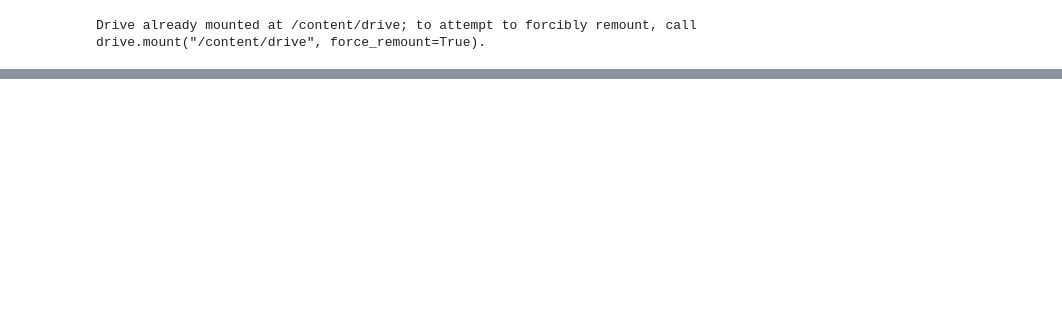
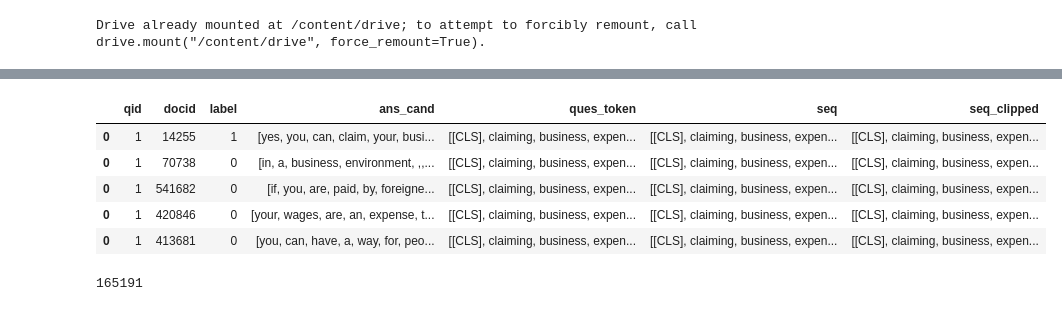
Before and after one commit to yuanbit/FinBERT-QA, a Jupyter notebook: bertQA.ipynb, the cells around one changed output, grey strips where cells are left out. Drawn from its saved outputs; the diff is of its cells as text; code cells hidden in the pictures; blank space fills up the shorter version.

Commit message:
updated bertQA

```diff
--- a/bertQA.ipynb
+++ b/bertQA.ipynb
@@ -237,0 +146,3 @@ print('Token IDs:', input_ids[0])
+# %%
+label_to_ans = load_pickle(path+"data-bert/label_to_ans.pickle")
+qid_to_text = load_pickle(path+"data-bert/qid_to_text.pickle")
@@ -237,0 +605,5 @@ print('Token IDs:', input_ids[0])
+# %%
+test_df = pd.DataFrame(test_set_full)
+test_df = test_df.rename(columns={0: 'qid', 1: 'pos', 2:'cand'})
+
+test_df.head(5)
@@ -237,0 +617,7 @@ print('Token IDs:', input_ids[0])
+# %%
+test_pos = test_df[['qid', 'pos']]
+test_pos = test_pos.explode('pos')
+test_pos['label'] = test_pos.apply(lambda x: 1, axis=1)
+test_pos = test_pos.rename(columns={'pos': 'docid'})
+
+test_pos.head(5)
@@ -237,0 +631,7 @@ print('Token IDs:', input_ids[0])
+# %%
+test_neg = test_df[['qid', 'cand']]
+test_neg = test_neg.explode('cand')
+test_neg['label'] = test_neg.apply(lambda x: 0, axis=1)
+test_neg = test_neg.rename(columns={'cand': 'docid'})
+
+test_neg.head(5)
@@ -237,0 +645,45 @@ print('Token IDs:', input_ids[0])
+# %%
+data_df = pd.concat([test_pos, test_neg]).sort_values(by=['qid'])
+data_df['question'] = data_df['qid'].apply(lambda x: qid_to_text[x])
+data_df['ans_cand'] = data_df['docid'].apply(lambda x: label_to_ans[x])
+data_df['ques_token'] = data_df['question'].apply(lambda x: add_question_token(x))
+data_df['ans_cand'] = data_df['ans_cand'].apply(lambda x: add_ans_token(x))
+
+data_df = data_df[['qid', 'docid', 'label', 'ans_cand','ques_token']]
+data_df['seq'] = data_df['ques_token'] + data_df['ans_cand']
+data_df['seq_clipped'] = data_df['seq'].apply(clip)
+
+data_df.head(5)
+# %% [output]
+|  | qid | docid | label | ans_cand | ques_token | seq | seq_clipped |
+| 0 | 1 | 14255 | 1 | [yes, you, can, claim, your, busi... | [[CLS], claiming, business, expen... | [[CLS], claiming, business, expen... | [[CLS], claiming, business, expen... |
+| 0 | 1 | 70738 | 0 | [in, a, business, environment, ,,... | [[CLS], claiming, business, expen... | [[CLS], claiming, business, expen... | [[CLS], claiming, business, expen... |
+| 0 | 1 | 541682 | 0 | [if, you, are, paid, by, foreigne... | [[CLS], claiming, business, expen... | [[CLS], claiming, business, expen... | [[CLS], claiming, business, expen... |
+| 0 | 1 | 420846 | 0 | [your, wages, are, an, expense, t... | [[CLS], claiming, business, expen... | [[CLS], claiming, business, expen... | [[CLS], claiming, business, expen... |
+| 0 | 1 | 413681 | 0 | [you, can, have, a, way, for, peo... | [[CLS], claiming, business, expen... | [[CLS], claiming, business, expen... | [[CLS], claiming, business, expen... |
+# %%
+# Get the lists of sentences and their labels.
+test_sequences = data_df.seq_clipped.values
+test_labels = data_df.label.values
+
+print(len(test_sequences))
+
+test_sequences = train_sequences[:50000]
+test_labels = train_labels[:50000]
+
+max_seq_len = 256
+
+test_input = get_input_ids(test_sequences, max_seq_len)
+test_att_mask = get_att_mask(test_input)
+
+# Convert all inputs and labels into torch tensors, the required datatype
+# for our model.
+prediction_inputs = torch.tensor(test_input)
+prediction_labels = torch.tensor(test_labels)
+prediction_masks = torch.tensor(test_att_mask)
+
+prediction_data = TensorDataset(prediction_inputs, prediction_masks, prediction_labels)
+prediction_sampler = RandomSampler(prediction_data)
+prediction_dataloader = DataLoader(prediction_data, sampler=prediction_sampler, batch_size=batch_size)
+# %% [output]
+165191
```
Also changed, not shown: parts of 43 cells of this notebook.
